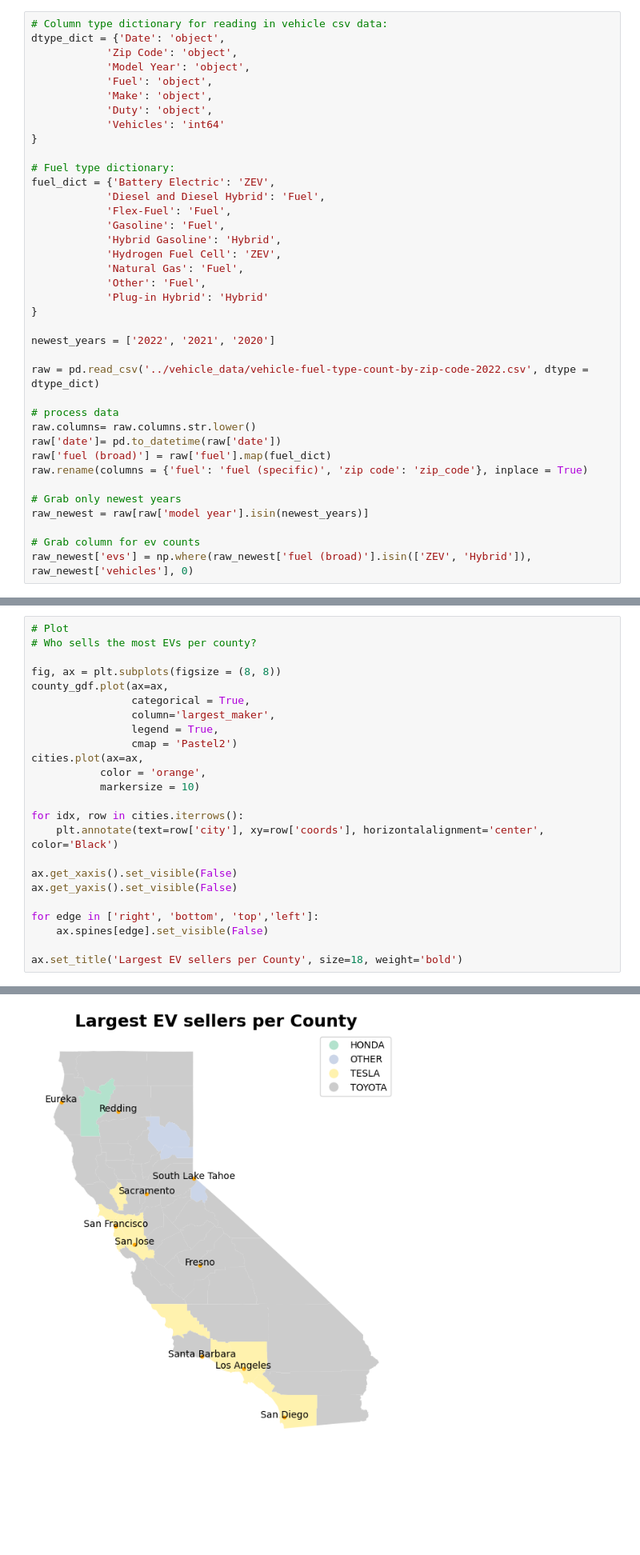
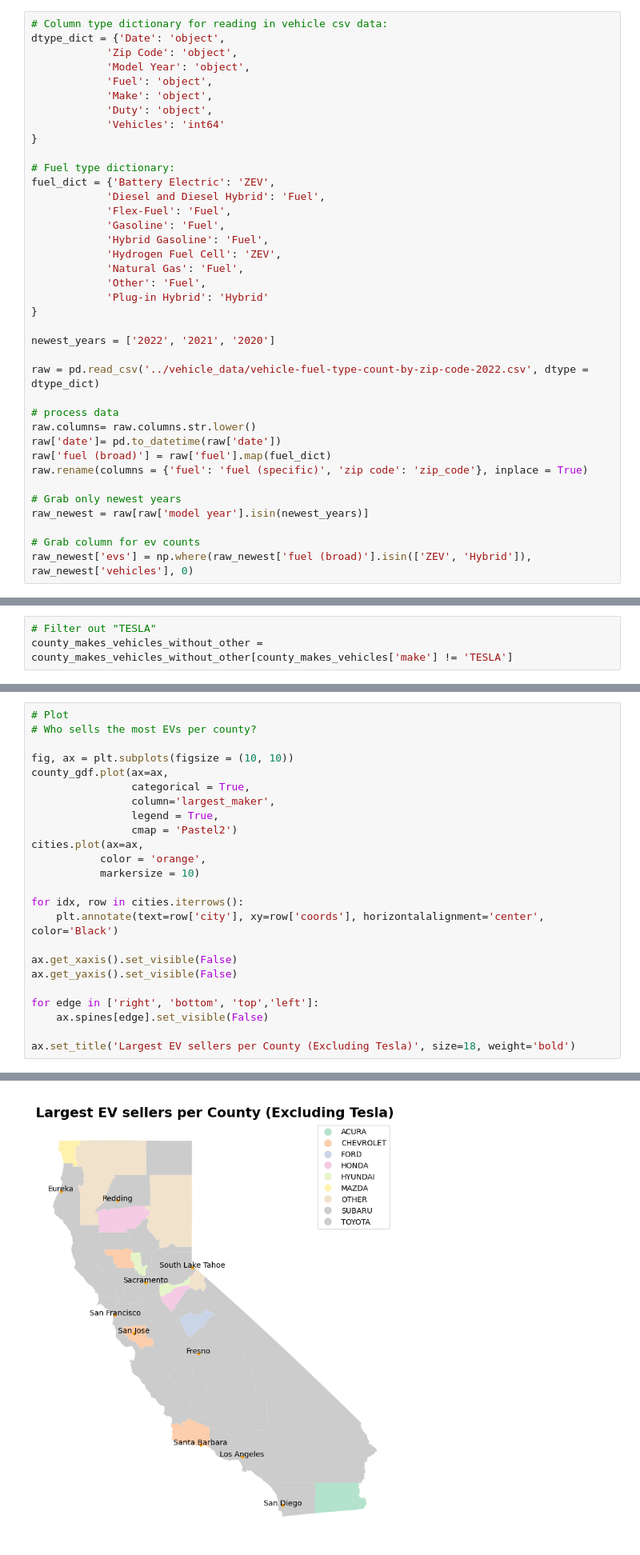
Before and after one commit to danwilentz/california_ev_adoption_rate, a Jupyter notebook: analysis/makes_analysis.ipynb, the cells around one changed output, grey strips where cells are left out. Shown: that part at 80% size. Saved outputs shown, nothing was run; the diff lists cells and outputs as text; blank space fills up the shorter version.

```diff
--- a/analysis/makes_analysis.ipynb
+++ b/analysis/makes_analysis.ipynb
@@ -45,7 +45,7 @@ fuel_dict = {'Battery Electric': 'ZEV',
             'Diesel and Diesel Hybrid': 'Fuel',
             'Flex-Fuel': 'Fuel',
             'Gasoline': 'Fuel',
-            'Hybrid Gasoline': 'Hybrid',
+            'Hybrid Gasoline': 'Fuel',
             'Hydrogen Fuel Cell': 'ZEV',
             'Natural Gas': 'Fuel',
             'Other': 'Fuel',
@@ -166,6 +161,9 @@ county_makes_vehicles.head()
 # %%
 # Filter out "OTHER/UNK"
 county_makes_vehicles_without_other = county_makes_vehicles[county_makes_vehicles['make'] != 'OTHER/UNK']
+# %%
+# Filter out "TESLA"
+county_makes_vehicles_without_other = county_makes_vehicles_without_other[county_makes_vehicles['make'] != 'TESLA']
 # %%
 county_largest_makers = county_makes_vehicles_without_other.sort_values(['evs_2022']).groupby('county_name').tail(1)
 # %%
@@ -287,7 +286,7 @@ cities = city_geos(cities_path)
 # Plot
 # Who sells the most EVs per county?
 
-fig, ax = plt.subplots(figsize = (8, 8))
+fig, ax = plt.subplots(figsize = (10, 10))
 county_gdf.plot(ax=ax,
                 categorical = True,
                 column='largest_maker',
@@ -306,5 +305,5 @@ ax.get_yaxis().set_visible(False)
 for edge in ['right', 'bottom', 'top','left']:
     ax.spines[edge].set_visible(False)
 
-ax.set_title('Largest EV sellers per County', size=18, weight='bold')
+ax.set_title('Largest EV sellers per County (Excluding Tesla)', size=18, weight='bold')
 # %% [output]
@@ -312 +311 @@ Text(0.5, 1.0, 'Largest EV sellers per County')
-[figure, old version]
+[figure, new version]
```
Also changed, not shown: parts of 11 cells of this notebook, 13 other files.
